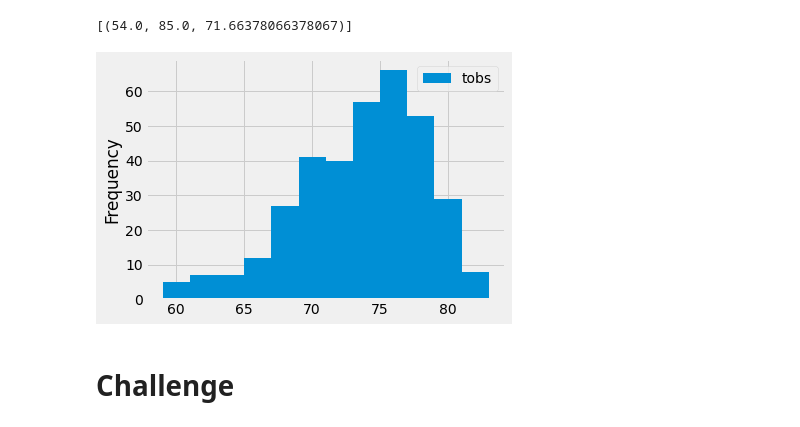
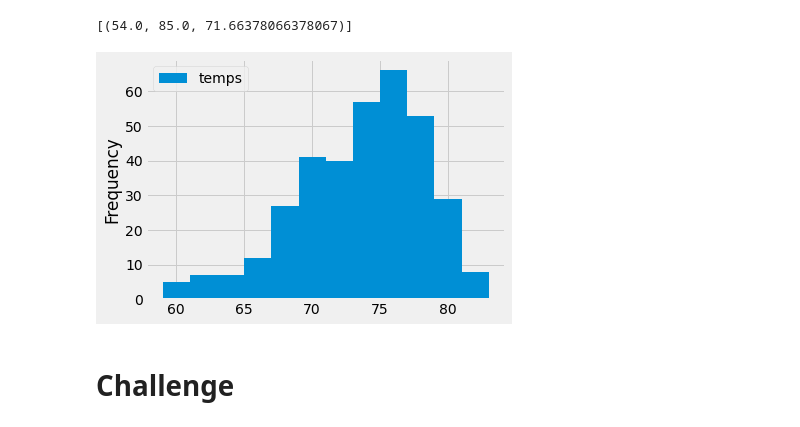
Before and after one commit to Cthompsonlbi/Surfs-Up, a Jupyter notebook: climate_analysis.ipynb, the cells around one changed output. Saved outputs shown, nothing was run; the diff lists cells and outputs as text; code cells hidden in the pictures.

```diff
--- a/climate_analysis.ipynb
+++ b/climate_analysis.ipynb
@@ -112,13 +108,13 @@ filter(Measurement.station =='USC00519281').all()
 # %%
 # Choose the station with the highest number of temperature observations.
 # Query the last 12 months of temperature observation data for this station and plot the results as a histogram
 results = session.query(Measurement.tobs).filter(Measurement.station == 'USC00519281').\
 filter(Measurement.date >= prev_year).all()
-df = pd.DataFrame(results, columns=['tobs'])
+df = pd.DataFrame(results, columns=['temps'])
 df.plot.hist(bins =12)
 plt.tight_layout()
 # %% [output]
-[figure, old version]
+[figure, new version]
 # %%
 # Write a function called `calc_temps` that will accept start date and end date in the format '%Y-%m-%d'
 # and return the minimum, average, and maximum temperatures for that range of dates
```
Also changed, not shown: parts of 4 cells of this notebook, 1 other file.
